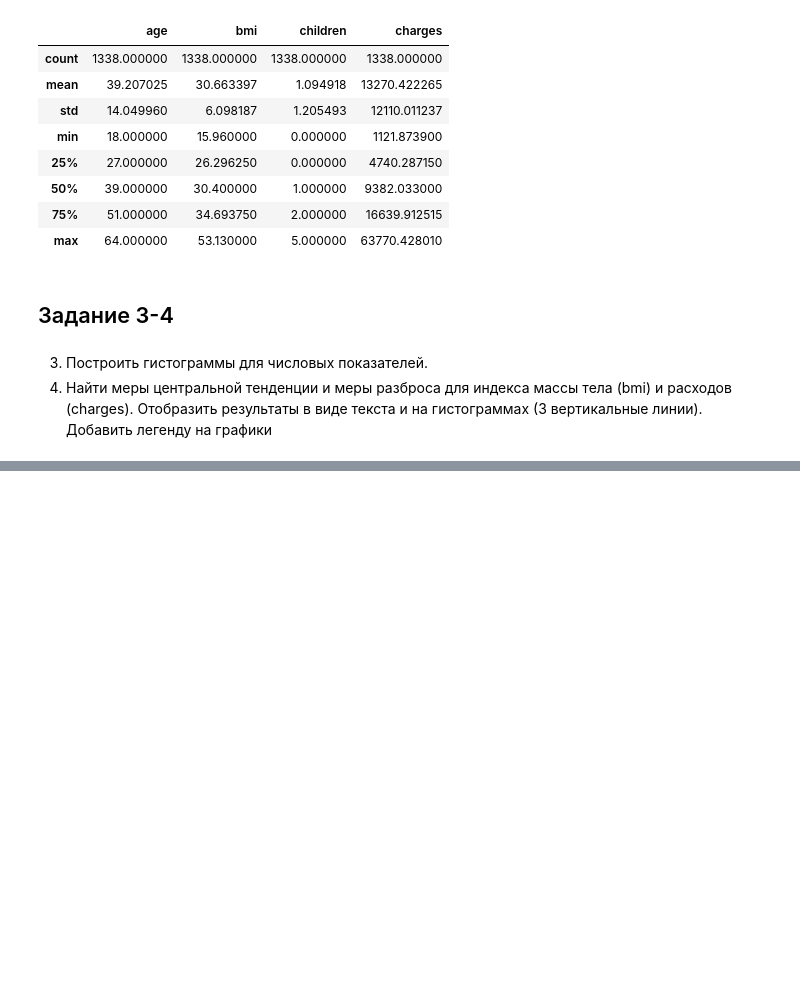
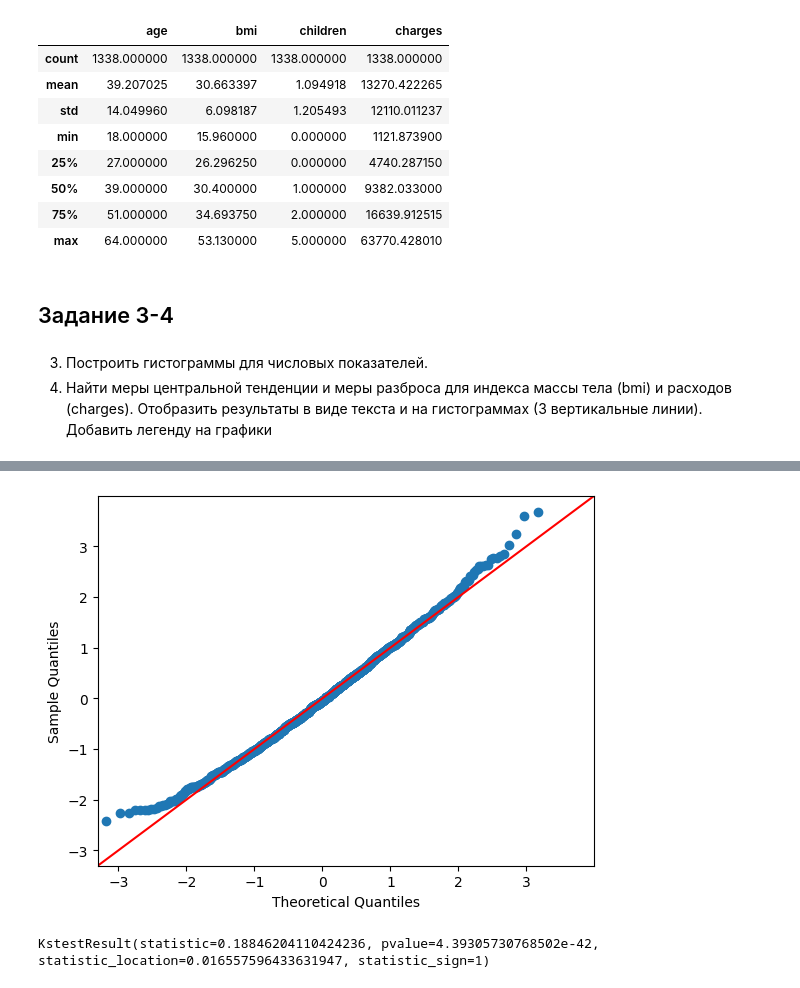
Before and after one commit to LIvanoff/Big-Data-analysis-technologies-and-tools, a Jupyter notebook: pr3.ipynb, the cells around one changed output, grey strips where cells are left out. Cells and saved outputs as stored; diff of their text form; code cells hidden in the pictures; blank space fills up the shorter version.

```diff
--- a/pr3.ipynb
+++ b/pr3.ipynb
@@ -49,0 +152,11 @@ plt.show()
+# %%
+fig = sm.qqplot(bmi_std, line='45')
+plt.show()
+# %% [output]
+[figure, added]
+# %%
+charges_std = sts.zscore(insurance_df.charges)
+test_charges = sts.kstest(charges_std, 'norm')
+test_charges
+# %% [output]
+KstestResult(statistic=0.18846204110424236, pvalue=4.39305730768502e-42, statistic_location=0.016557596433631947, statistic_sign=1)
```
Also changed, not shown: parts of 56 cells of this notebook.
